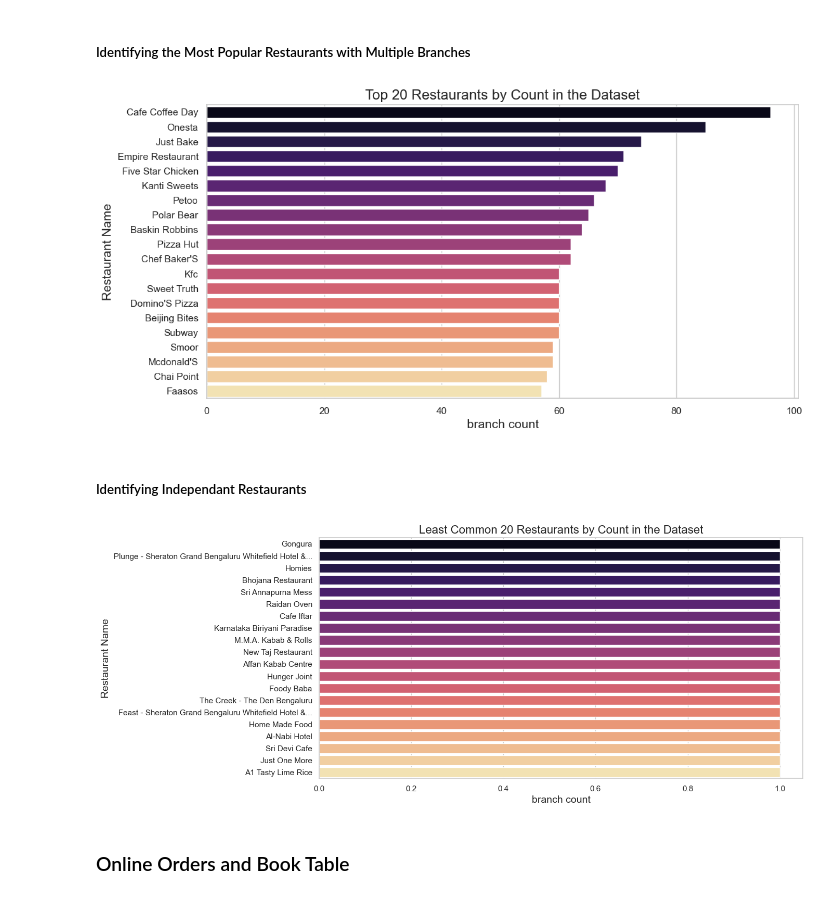
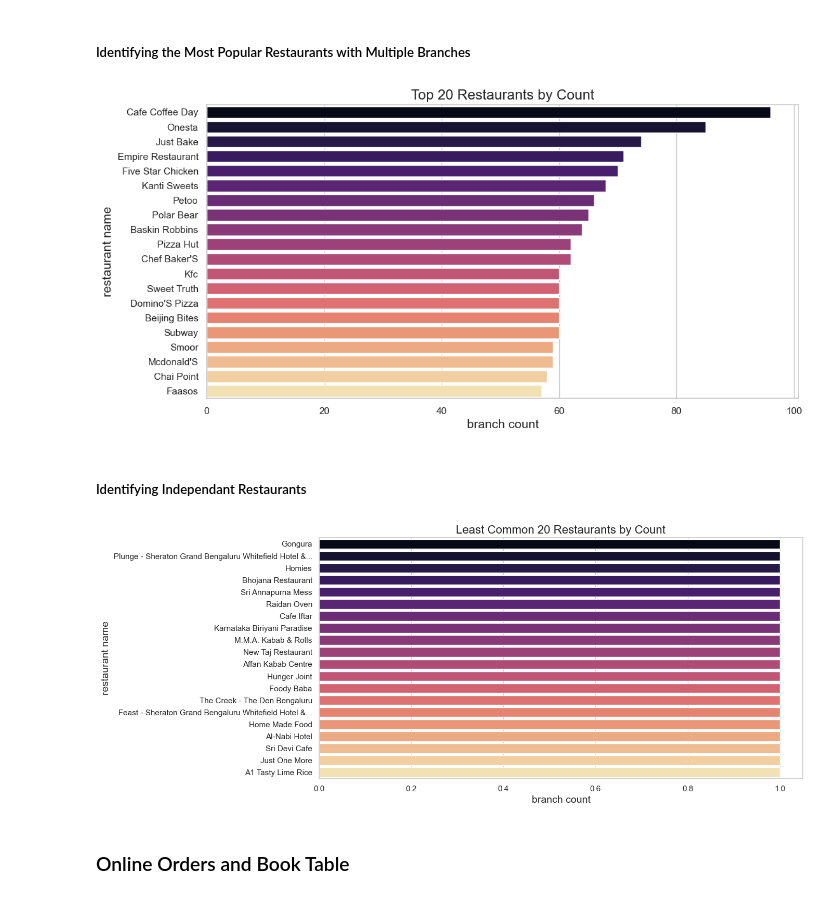
Before and after one commit to danyadanish/Data-Engineering-and-Visualisation, a Jupyter notebook: data.ipynb, the cells around one changed output. Cells and saved outputs as stored; diff of their text form; code cells hidden in the pictures.

```diff
--- a/data.ipynb
+++ b/data.ipynb
@@ -160,16 +160,16 @@ Name: count, Length: 8743, dtype: int64
 # %%
 top_20_restaurants = data['name'].value_counts().nlargest(20)
 top_20_data = top_20_restaurants.reset_index()
 top_20_data.columns = ['name', 'count']
 
 plt.figure(figsize=(12, 6))
 sns.barplot(data=top_20_data, x='count', y='name', hue='name', palette='magma', orient='h')
 plt.title("Top 20 Restaurants by Count", fontsize=16)
 plt.xlabel("branch count", fontsize=14)
-plt.ylabel("Restaurant Name", fontsize=14)
+plt.ylabel("restaurant name", fontsize=14)
 plt.show()
 # %% [output]
-[figure, old version]
+[figure, new version]
 # %% [markdown]
 ##### Identifying Independant Restaurants
 # %%
@@ -181,11 +181,11 @@ least_20_data.columns = ['name', 'count']
 plt.figure(figsize=(12, 6))
 sns.barplot(data=least_20_data, x='count', y='name', hue='name', palette='magma', orient='h')
 plt.title("Least Common 20 Restaurants by Count", fontsize=16)
-plt.ylabel("Restaurant Name", fontsize=14)
+plt.ylabel("restaurant name", fontsize=14)
 plt.xlabel("branch count", fontsize=14)
 plt.show()
 # %% [output]
-[figure, old version]
+[figure, new version]
 # %% [markdown]
 ### Online Orders and Book Table
 # %%
```
Also changed, not shown: parts of 1 cell of this notebook.
